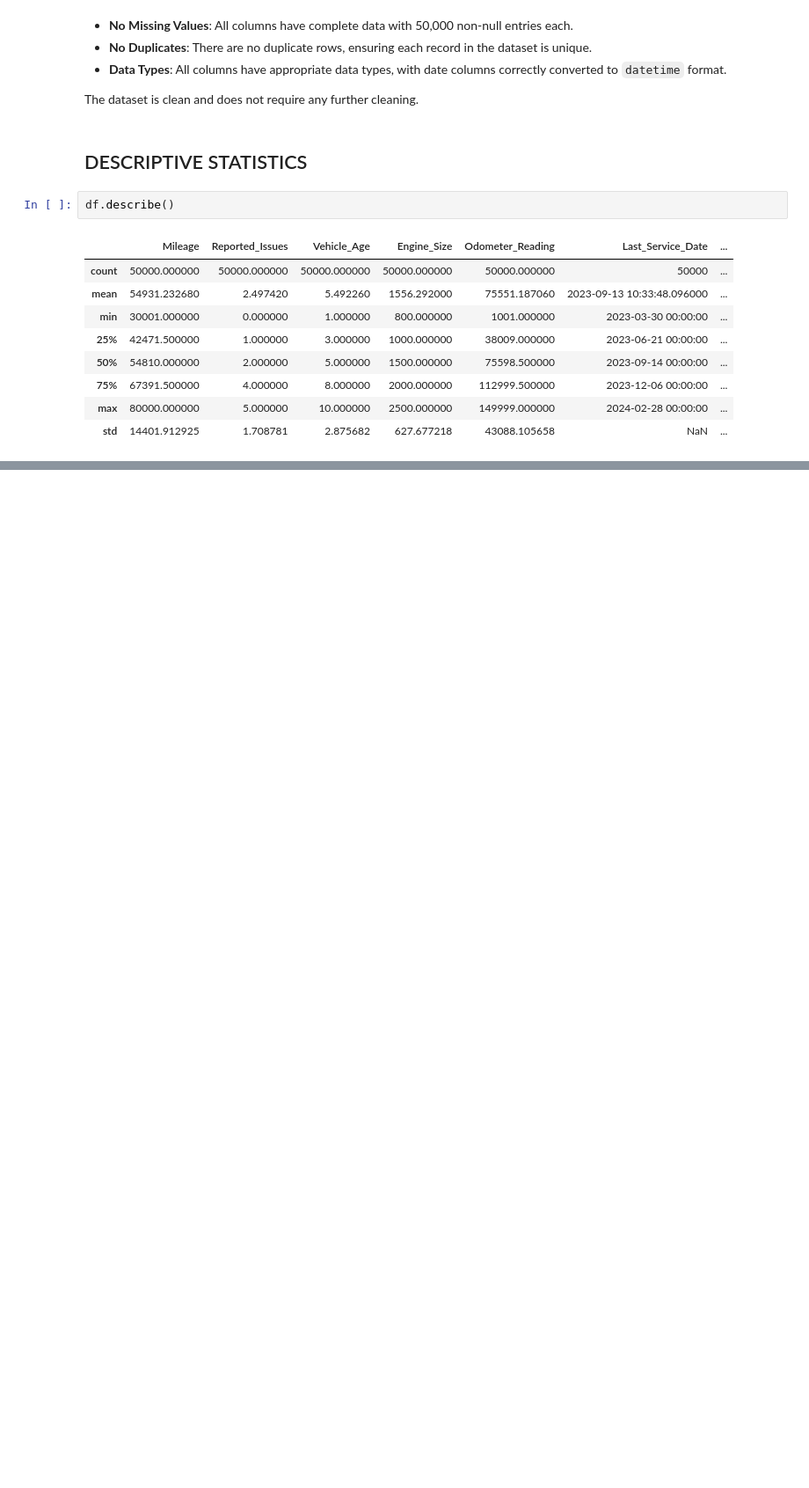
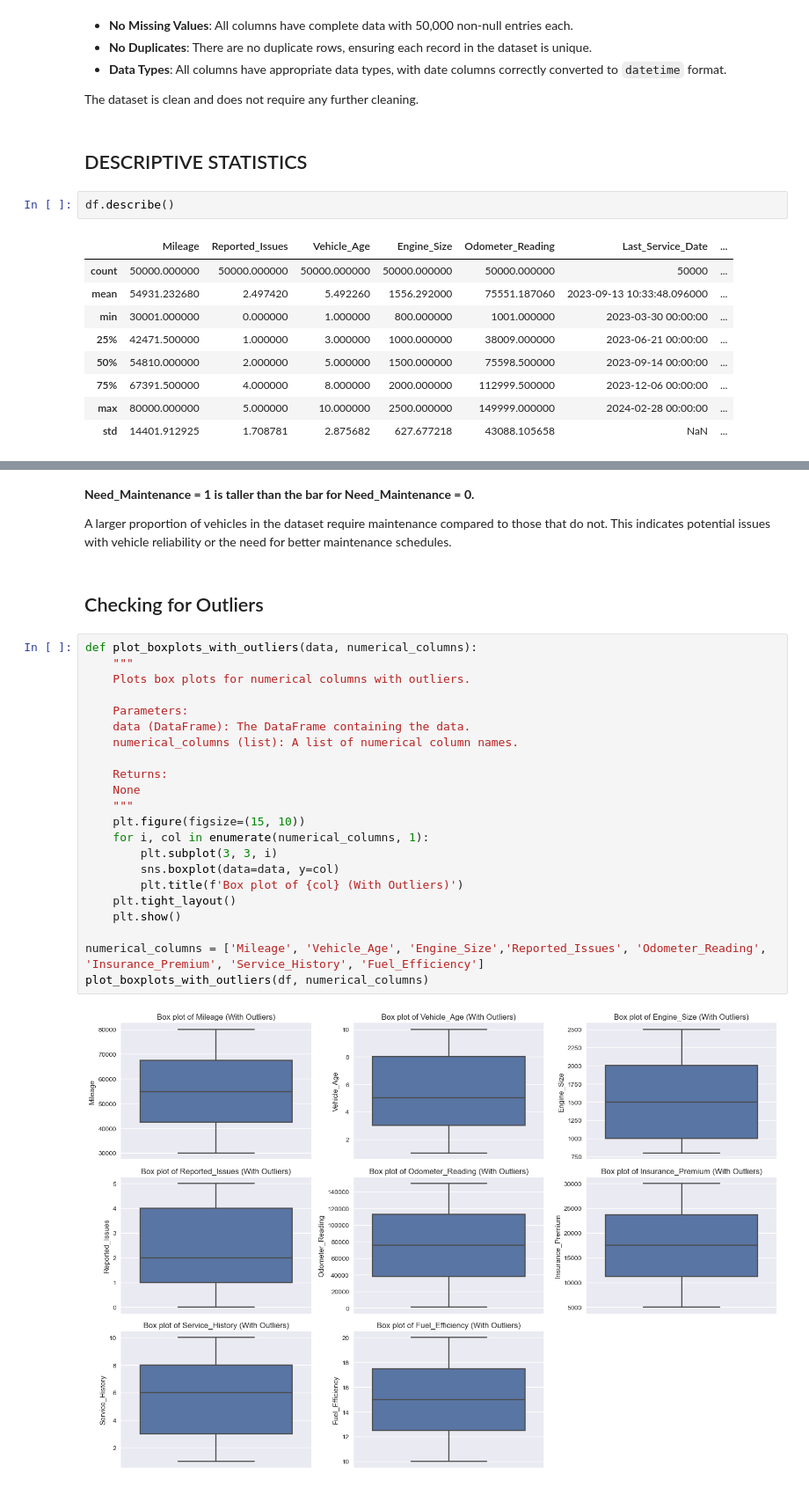
Before and after one commit to whareverrr/phase3_project, a Jupyter notebook: student.ipynb, the cells around one changed output, grey strips where cells are left out. Shown at 88% size. Drawn from its saved outputs; the diff is of its cells as text; blank space fills up the shorter version.

```diff
--- a/student.ipynb
+++ b/student.ipynb
@@ -231,0 +243,30 @@ df.describe()
+# %% [markdown]
+**Need_Maintenance = 1 is taller than the bar for Need_Maintenance = 0.**
+
+A larger proportion of vehicles in the dataset require maintenance compared to those that do not. This indicates potential issues with vehicle reliability or the need for better maintenance schedules.
+# %% [markdown]
+## Checking for Outliers
+# %%
+def plot_boxplots_with_outliers(data, numerical_columns):
+    """
+    Plots box plots for numerical columns with outliers.
+
+    Parameters:
+    data (DataFrame): The DataFrame containing the data.
+    numerical_columns (list): A list of numerical column names.
+
+    Returns:
+    None
+    """
+    plt.figure(figsize=(15, 10))
+    for i, col in enumerate(numerical_columns, 1):
+        plt.subplot(3, 3, i)
+        sns.boxplot(data=data, y=col)
+        plt.title(f'Box plot of {col} (With Outliers)')
+    plt.tight_layout()
+    plt.show()
+
+numerical_columns = ['Mileage', 'Vehicle_Age', 'Engine_Size','Reported_Issues', 'Odometer_Reading', 'Insurance_Premium', 'Service_History', 'Fuel_Efficiency']
+plot_boxplots_with_outliers(df, numerical_columns)
+# %% [output]
+[figure, added]
```
Also changed, not shown: parts of 4 cells of this notebook.
